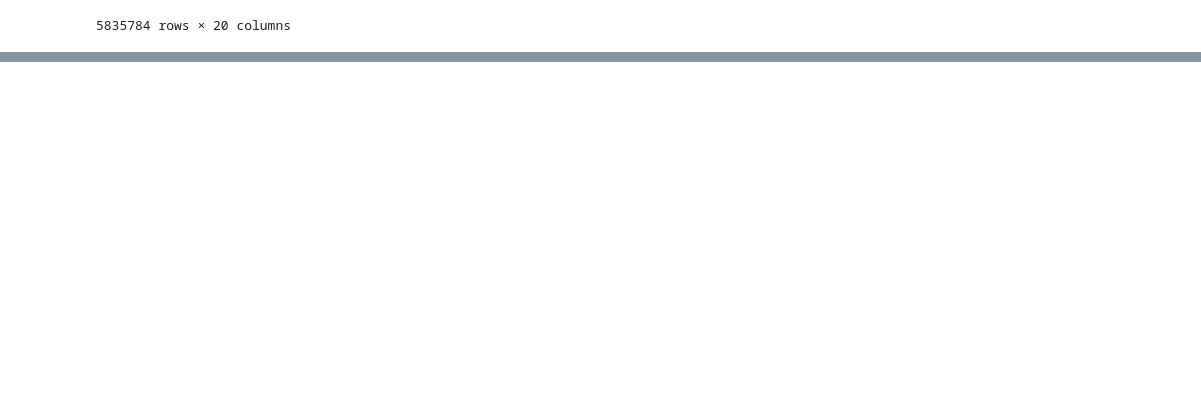
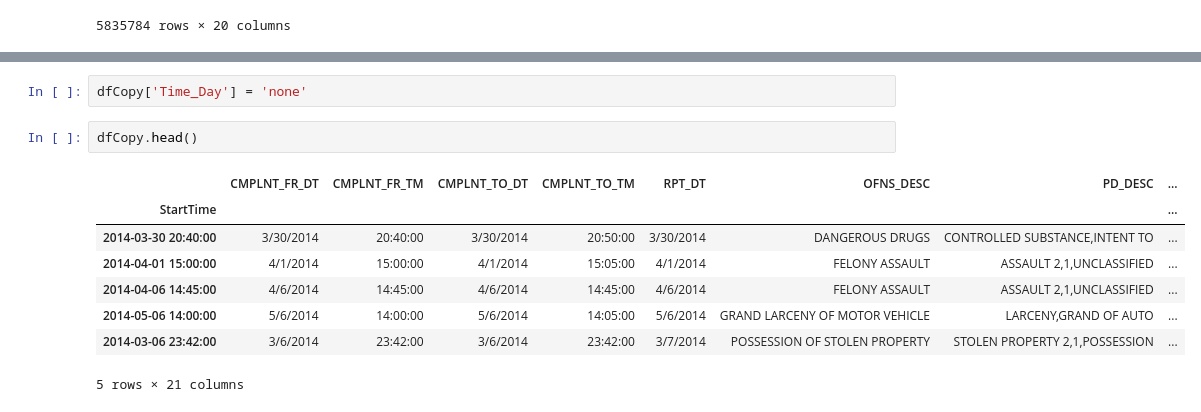
Before and after one commit to wilfy9249/Capstone-Fall-18, a Jupyter notebook: Python Notebook/Data_Filter_for_model_selection.ipynb, the cells around one changed output, grey strips where cells are left out. Cells and saved outputs as stored; diff of their text form; blank space fills up the shorter version.

```diff
--- a/Python Notebook/Data_Filter_for_model_selection.ipynb
+++ b/Python Notebook/Data_Filter_for_model_selection.ipynb
@@ -52,0 +81,13 @@ crimes_original.drop['CMPLNT_FR_DT','CMPLNT_TO_DT',]
+# %%
+dfCopy['Time_Day'] = 'none'
+# %%
+dfCopy.head()
+# %% [output]
+|  | CMPLNT_FR_DT | CMPLNT_FR_TM | CMPLNT_TO_DT | CMPLNT_TO_TM | RPT_DT | OFNS_DESC | PD_DESC | ... |
+| StartTime |  |  |  |  |  |  |  | ... |
+| 2014-03-30 20:40:00 | 3/30/2014 | 20:40:00 | 3/30/2014 | 20:50:00 | 3/30/2014 | DANGEROUS DRUGS | CONTROLLED SUBSTANCE,INTENT TO | ... |
+| 2014-04-01 15:00:00 | 4/1/2014 | 15:00:00 | 4/1/2014 | 15:05:00 | 4/1/2014 | FELONY ASSAULT | ASSAULT 2,1,UNCLASSIFIED | ... |
+| 2014-04-06 14:45:00 | 4/6/2014 | 14:45:00 | 4/6/2014 | 14:45:00 | 4/6/2014 | FELONY ASSAULT | ASSAULT 2,1,UNCLASSIFIED | ... |
+| 2014-05-06 14:00:00 | 5/6/2014 | 14:00:00 | 5/6/2014 | 14:05:00 | 5/6/2014 | GRAND LARCENY OF MOTOR VEHICLE | LARCENY,GRAND OF AUTO | ... |
+| 2014-03-06 23:42:00 | 3/6/2014 | 23:42:00 | 3/6/2014 | 23:42:00 | 3/7/2014 | POSSESSION OF STOLEN PROPERTY | STOLEN PROPERTY 2,1,POSSESSION | ... |
+5 rows × 21 columns
```
Also changed, not shown: parts of 8 cells of this notebook.
